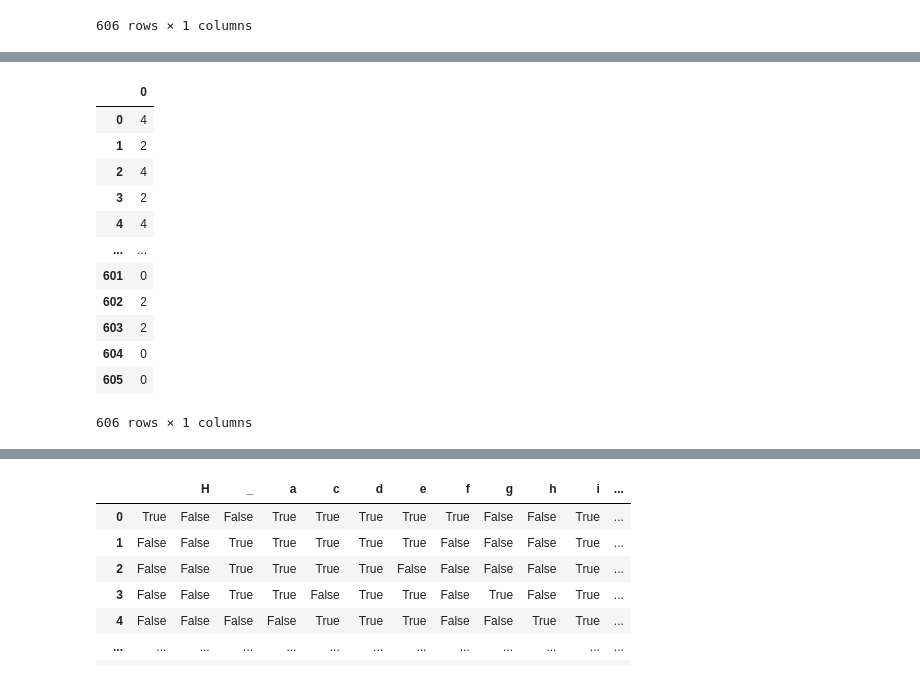
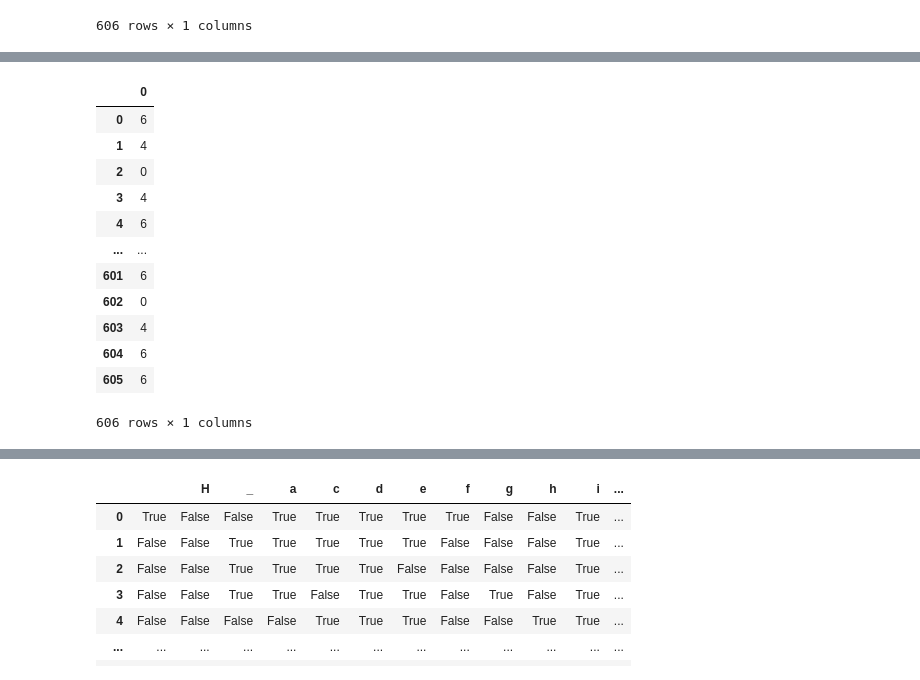
Before and after one commit to hananedjellouadji/GMC_AI, a Jupyter notebook: PROJET_AI_GMC.ipynb, the cells around one changed output, grey strips where cells are left out. Saved outputs shown, nothing was run; the diff lists cells and outputs as text; code cells hidden in the pictures.

```diff
--- a/PROJET_AI_GMC.ipynb
+++ b/PROJET_AI_GMC.ipynb
@@ -159,20 +261,20 @@ plt.colorbar(scatter)
 # %%
-kmeans=KMeans(n_clusters=5,random_state=0)
+kmeans=KMeans(n_clusters=7,random_state=0)
 kmeans.fit(df)
 labels=pd.DataFrame(kmeans.labels_)
 labels
 # %% [output]
 |  | 0 |
-| 0 | 4 |
-| 1 | 2 |
-| 2 | 4 |
-| 3 | 2 |
-| 4 | 4 |
+| 0 | 6 |
+| 1 | 4 |
+| 2 | 0 |
+| 3 | 4 |
+| 4 | 6 |
 | ... | ... |
-| 601 | 0 |
-| 602 | 2 |
-| 603 | 2 |
-| 604 | 0 |
-| 605 | 0 |
+| 601 | 6 |
+| 602 | 0 |
+| 603 | 4 |
+| 604 | 6 |
+| 605 | 6 |
 606 rows × 1 columns
 # %%
```
Also changed, not shown: parts of 24 cells of this notebook.
